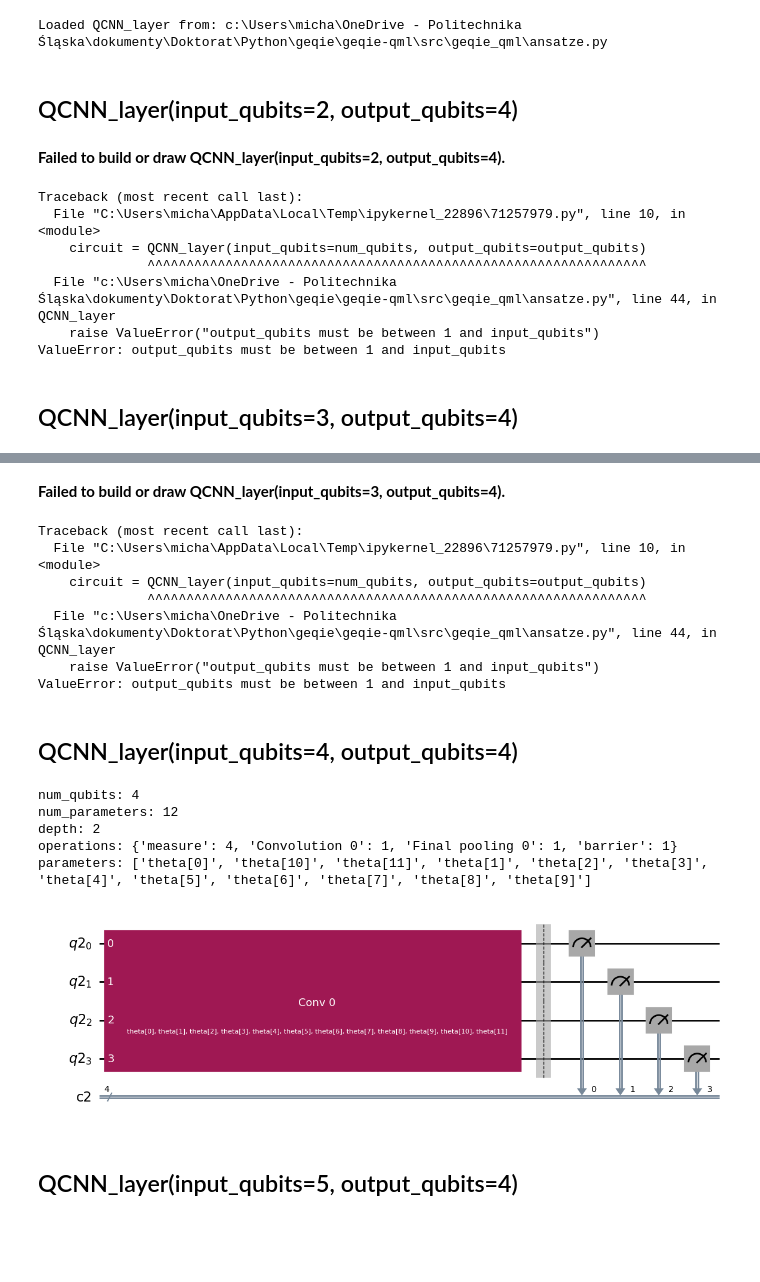
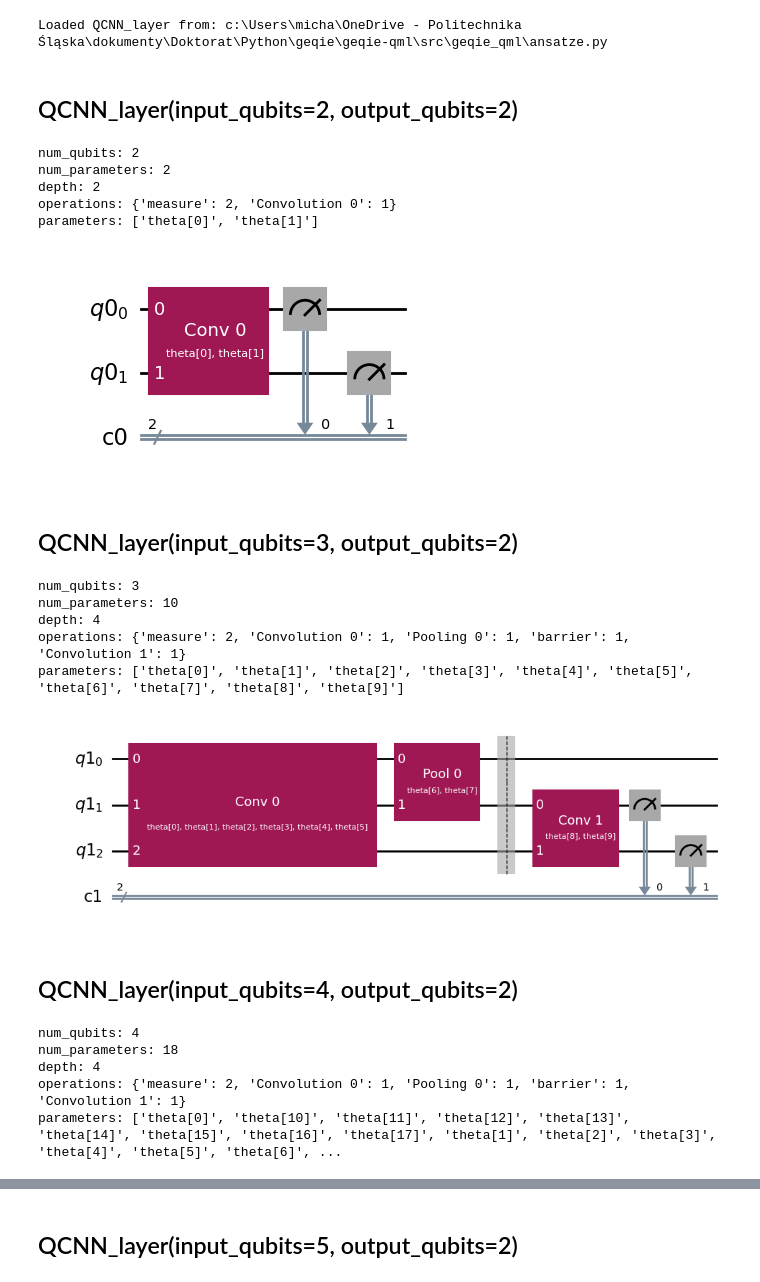
Before and after one commit to merQlab/geqie, a Jupyter notebook: geqie-qml/test_qcnn_layer_visual.ipynb, the cells around one changed output, grey strips where cells are left out. Cells and saved outputs as stored; diff of their text form; code cells hidden in the pictures; blank space fills up the shorter version.

Commit message:
QCNN visualisator

```diff
--- a/geqie-qml/test_qcnn_layer_visual.ipynb
+++ b/geqie-qml/test_qcnn_layer_visual.ipynb
@@ -46,45 +46,55 @@ print(f"Loaded QCNN_layer from: {ansatze_path}")
 Loaded QCNN_layer from: c:\Users\micha\OneDrive - Politechnika Śląska\dokumenty\Doktorat\Python\geqie\geqie-qml\src\geqie_qml\ansatze.py
 # %%
 qubit_counts = [2, 3, 4, 5, 6, 7, 8, 9, 10, 11, 12] #[4, 6, 8, 10, 12, 14]
-output_qubits = 3
+output_qubits = 2
 circuits = {}
 errors = {}
 
 for num_qubits in qubit_counts:
     display(Markdown(f"## QCNN_layer(input_qubits={num_qubits}, output_qubits={output_qubits})"))
 
     try:
         circuit = QCNN_layer(input_qubits=num_qubits, output_qubits=output_qubits)
         circuits[num_qubits] = circuit
 
         parameter_names = sorted(str(parameter) for parameter in circuit.parameters)
         print(f"num_qubits: {circuit.num_qubits}")
         print(f"num_parameters: {len(circuit.parameters)}")
         print(f"depth: {circuit.depth()}")
         print(f"operations: {dict(circuit.count_ops())}")
         print(f"parameters: {parameter_names}")
 
         figure = circuit.draw(
             output="mpl",
             fold=-1,
             idle_wires=True,
             style="iqp",
         )
         display(figure)
         plt.close(figure)
 
     except Exception as exc:
         errors[num_qubits] = exc
         display(Markdown(f"**Failed to build or draw QCNN_layer(input_qubits={num_qubits}, output_qubits={output_qubits}).**"))
         print("".join(traceback.format_exception(exc)))
 # %% [output]
-## QCNN_layer(input_qubits=2, output_qubits=4)
+## QCNN_layer(input_qubits=2, output_qubits=2)
+num_qubits: 2
+num_parameters: 2
+depth: 2
+operations: {'measure': 2, 'Convolution 0': 1}
+parameters: ['theta[0]', 'theta[1]']
+[figure, new version]
-**Failed to build or draw QCNN_layer(input_qubits=2, output_qubits=4).**
+## QCNN_layer(input_qubits=3, output_qubits=2)
-Traceback (most recent call last):
-  File "C:\Users\micha\AppData\Local\Temp\ipykernel_22896\71257979.py", line 10, in <module>
-    circuit = QCNN_layer(input_qubits=num_qubits, output_qubits=output_qubits)
-              ^^^^^^^^^^^^^^^^^^^^^^^^^^^^^^^^^^^^^^^^^^^^^^^^^^^^^^^^^^^^^^^^
-  File "c:\Users\micha\OneDrive - Politechnika Śląska\dokumenty\Doktorat\Python\geqie\geqie-qml\src\geqie_qml\ansatze.py", line 44, in QCNN_layer
-    raise ValueError("output_qubits must be between 1 and input_qubits")
-ValueError: output_qubits must be between 1 and input_qubits
+num_qubits: 3
+num_parameters: 10
+depth: 4
+operations: {'measure': 2, 'Convolution 0': 1, 'Pooling 0': 1, 'barrier': 1, 'Convolution 1': 1}
+parameters: ['theta[0]', 'theta[1]', 'theta[2]', 'theta[3]', 'theta[4]', 'theta[5]', 'theta[6]', 'theta[7]', 'theta[8]', 'theta[9]']
+[figure, new version]
-## QCNN_layer(input_qubits=3, output_qubits=4)
+## QCNN_layer(input_qubits=4, output_qubits=2)
+num_qubits: 4
+num_parameters: 18
+depth: 4
+operations: {'measure': 2, 'Convolution 0': 1, 'Pooling 0': 1, 'barrier': 1, 'Convolution 1': 1}
+parameters: ['theta[0]', 'theta[10]', 'theta[11]', 'theta[12]', 'theta[13]', 'theta[14]', 'theta[15]', 'theta[16]', 'theta[17]', 'theta[1]', 'theta[2]', 'theta[3]', 'theta[4]', 'theta[5]', 'theta[6]', ...
@@ -91,17 +102,2 @@ ValueError: output_qubits must be between 1 and input_qubits
-**Failed to build or draw QCNN_layer(input_qubits=3, output_qubits=4).**
+## QCNN_layer(input_qubits=5, output_qubits=2)
-Traceback (most recent call last):
-  File "C:\Users\micha\AppData\Local\Temp\ipykernel_22896\71257979.py", line 10, in <module>
-    circuit = QCNN_layer(input_qubits=num_qubits, output_qubits=output_qubits)
-              ^^^^^^^^^^^^^^^^^^^^^^^^^^^^^^^^^^^^^^^^^^^^^^^^^^^^^^^^^^^^^^^^
-  File "c:\Users\micha\OneDrive - Politechnika Śląska\dokumenty\Doktorat\Python\geqie\geqie-qml\src\geqie_qml\ansatze.py", line 44, in QCNN_layer
-    raise ValueError("output_qubits must be between 1 and input_qubits")
-ValueError: output_qubits must be between 1 and input_qubits
-## QCNN_layer(input_qubits=4, output_qubits=4)
-num_qubits: 4
-num_parameters: 12
-depth: 2
-operations: {'measure': 4, 'Convolution 0': 1, 'Final pooling 0': 1, 'barrier': 1}
-parameters: ['theta[0]', 'theta[10]', 'theta[11]', 'theta[1]', 'theta[2]', 'theta[3]', 'theta[4]', 'theta[5]', 'theta[6]', 'theta[7]', 'theta[8]', 'theta[9]']
-[figure, old version]
-## QCNN_layer(input_qubits=5, output_qubits=4)
 num_qubits: 5
```
Also changed, not shown: parts of 2 cells of this notebook.
